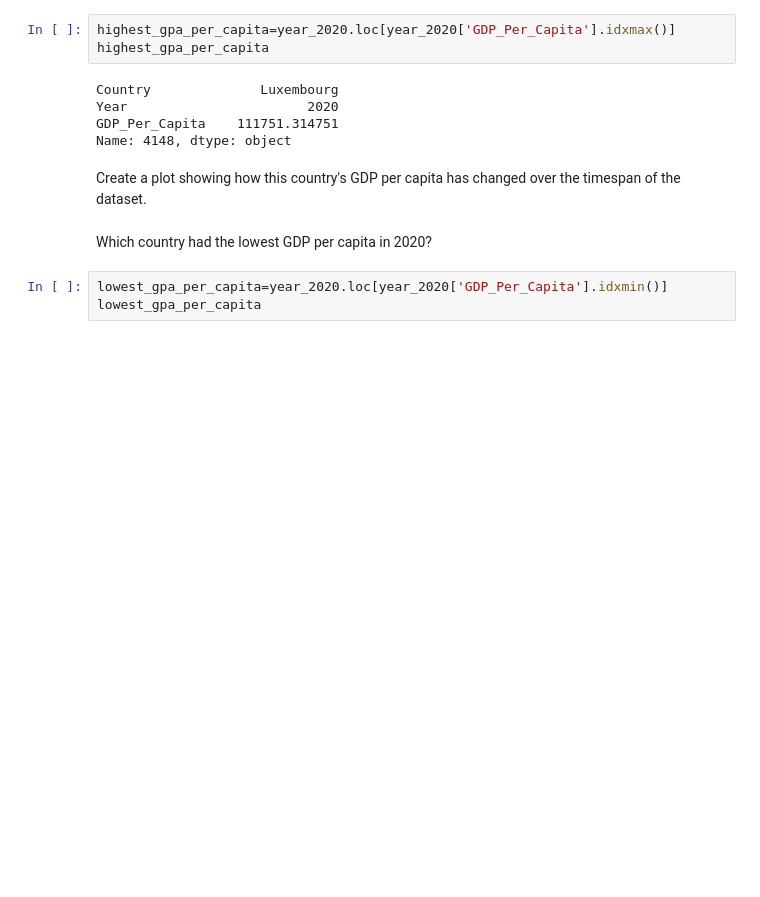
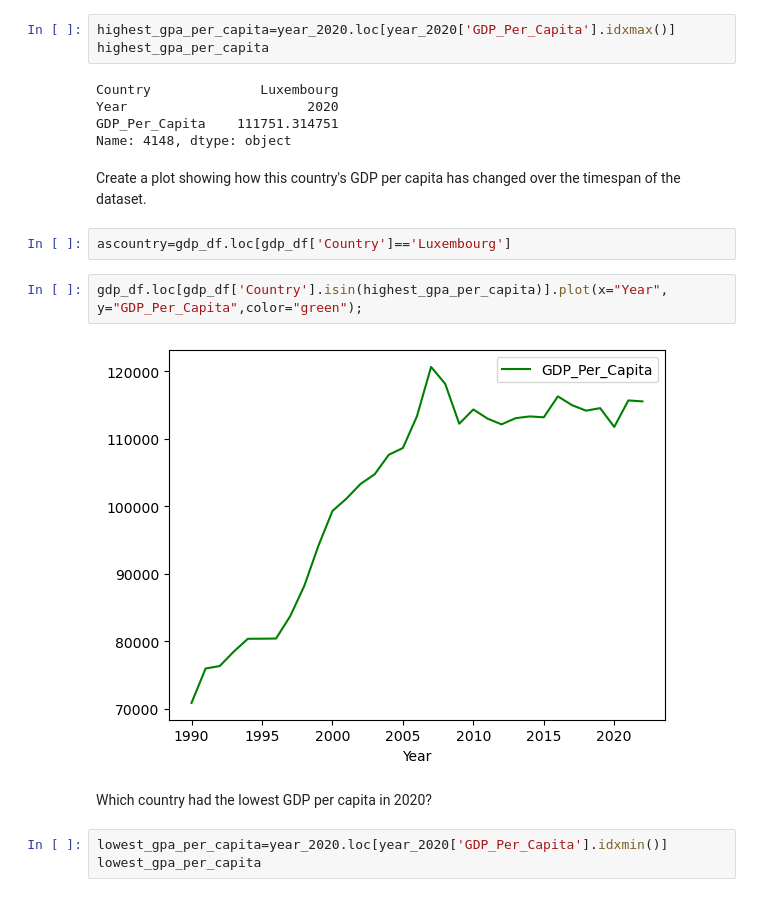
Before and after one commit to NSS-Full-Time-Data-Analytics-14/gdp-and-internet-usage-GGRAN24, a Jupyter notebook: notebook/UN_project.ipynb, the cells around one changed output. Drawn from its saved outputs; the diff is of its cells as text; blank space fills up the shorter version.

```diff
--- a/notebook/UN_project.ipynb
+++ b/notebook/UN_project.ipynb
@@ -266,6 +266,12 @@ GDP_Per_Capita    111751.314751
 Name: 4148, dtype: object
 # %% [markdown]
  Create a plot showing how this country's GDP per capita has changed over the timespan of the dataset.
+# %%
+ascountry=gdp_df.loc[gdp_df['Country']=='Luxembourg']
+# %%
+gdp_df.loc[gdp_df['Country'].isin(highest_gpa_per_capita)].plot(x="Year", y="GDP_Per_Capita",color="green");
+# %% [output]
+[figure, added]
 # %% [markdown]
  Which country had the lowest GDP per capita in 2020?
 # %%
```
Also changed, not shown: parts of 13 cells of this notebook.
